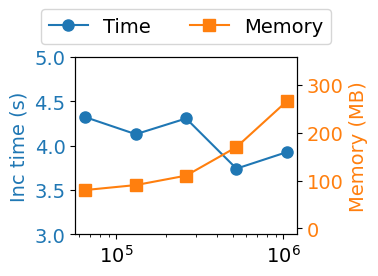
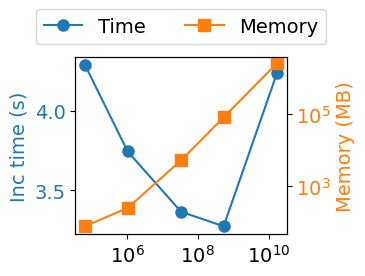
The notebook cell's code change between the first figure and the second:
--- before
+++ after
@@ -1,6 +1,17 @@
 # Vary W (counter_sketch_w): Adult dataset — inc_time_s (left) and memory (right)
 
-df = pd.read_csv('inc_vs_batch_v3/experiment_results_adult_ml.csv')
-df = df[df['experiment_type'] == 'COUNT-SKETCH-W'].sort_values('counter_sketch_w')
+import numpy as np
+
+# df = pd.read_csv('inc_vs_batch_v3/experiment_results_adult_ml.csv')
+df = pd.read_csv('inc_vs_batch_extend_cs_w/experiment_results_adult_ml_v3.csv')
+df = df[df['experiment_type'] == 'COUNT-SKETCH-W'].sort_values('counter_sketch_w').head(19)
+# x that minimizes inc_time_s (over first 20 points)
+row_min = df.loc[df['inc_time_s'].idxmin()]
+x_min_time, t_min, mem_min = row_min['counter_sketch_w'], row_min['inc_time_s'], row_min['inc_memory_mb']
+print(f'counter_sketch_w that minimizes time: {x_min_time} (inc_time_s={t_min:.2f}s, memory={mem_min:.2f} MB)')
+# Sample 5 evenly spaced points for plotting
+if len(df) > 5:
+    idx = np.linspace(0, len(df) - 1, 5, dtype=int)
+    df = df.iloc[idx].reset_index(drop=True)
 x = df['counter_sketch_w']
 
@@ -14,9 +25,11 @@
 ax2.plot(x, df['inc_memory_mb'], color='C1', label='Memory', marker='s', markersize=MARKER_SIZE)
 ax2.set_ylabel('Memory (MB)', color='C1')
+
 ax2.tick_params(axis='y', labelcolor='C1')
 
 ax1.set_xscale('log')
+ax2.set_yscale('log')
 
-ax1.set_ylim(3, 5)
+# ax1.set_ylim(3, 5)
 t = df['inc_time_s']
 m = df['inc_memory_mb']

Commit: inc-data: extend_cs_w experiment data, plots notebook (adult W, batch-rule count, sampling)